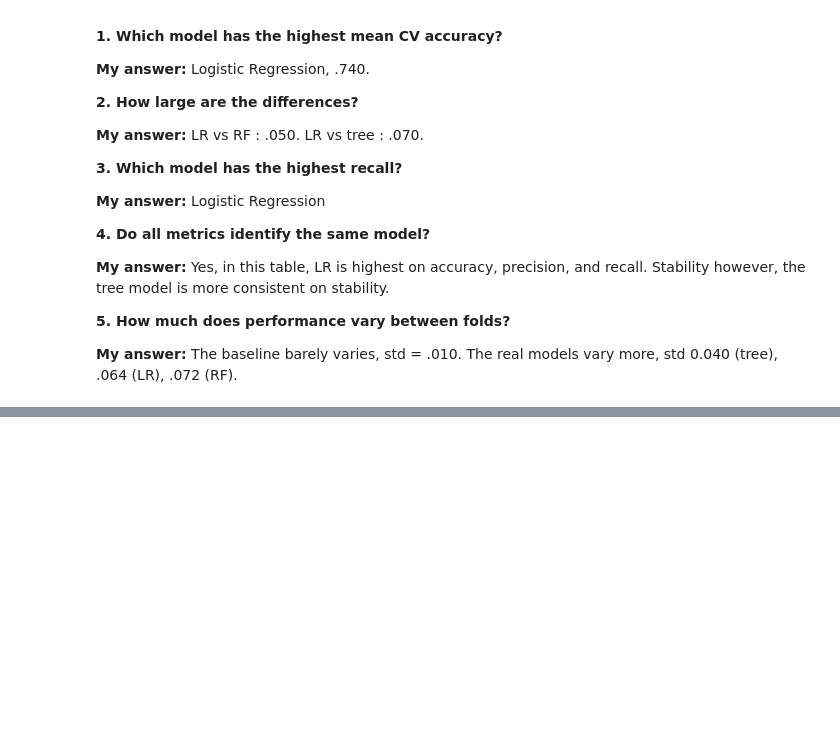
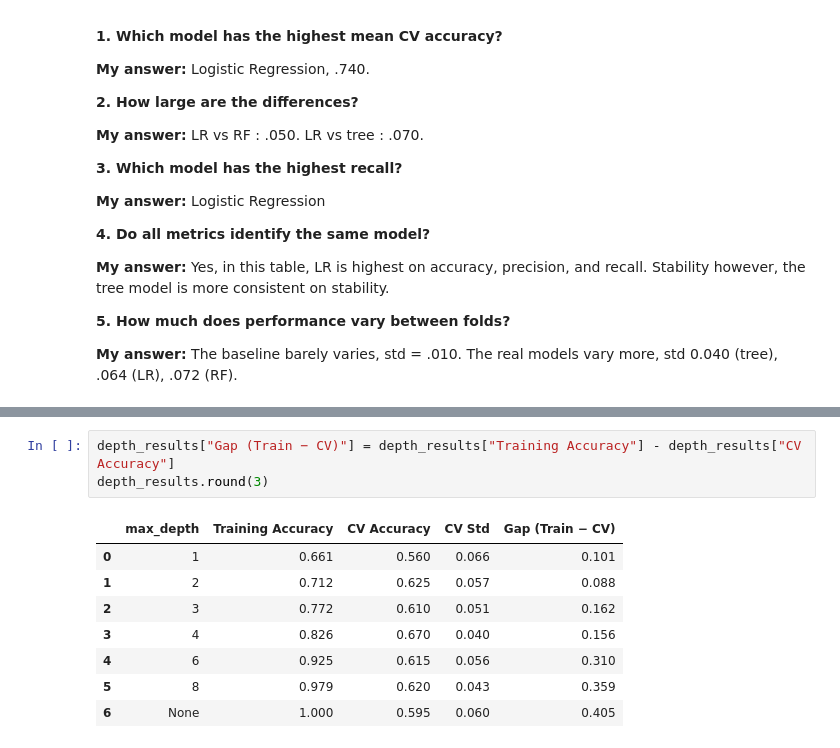
Before and after one commit to JGrade2005/CSE4095_2026, a Jupyter notebook: in_class_assignments/class10/CSE4095_Class10_Starter.ipynb, the cells around one changed output, grey strips where cells are left out. Drawn from its saved outputs; the diff is of its cells as text; blank space fills up the shorter version.

```diff
--- a/in_class_assignments/class10/CSE4095_Class10_Starter.ipynb
+++ b/in_class_assignments/class10/CSE4095_Class10_Starter.ipynb
@@ -435,0 +526,12 @@ comparison
+# %%
+depth_results["Gap (Train − CV)"] = depth_results["Training Accuracy"] - depth_results["CV Accuracy"]
+depth_results.round(3)
+# %% [output]
+|  | max_depth | Training Accuracy | CV Accuracy | CV Std | Gap (Train − CV) |
+| 0 | 1 | 0.661 | 0.560 | 0.066 | 0.101 |
+| 1 | 2 | 0.712 | 0.625 | 0.057 | 0.088 |
+| 2 | 3 | 0.772 | 0.610 | 0.051 | 0.162 |
+| 3 | 4 | 0.826 | 0.670 | 0.040 | 0.156 |
+| 4 | 6 | 0.925 | 0.615 | 0.056 | 0.310 |
+| 5 | 8 | 0.979 | 0.620 | 0.043 | 0.359 |
+| 6 | None | 1.000 | 0.595 | 0.060 | 0.405 |
```
Also changed, not shown: parts of 20 cells of this notebook, 1 other file.
